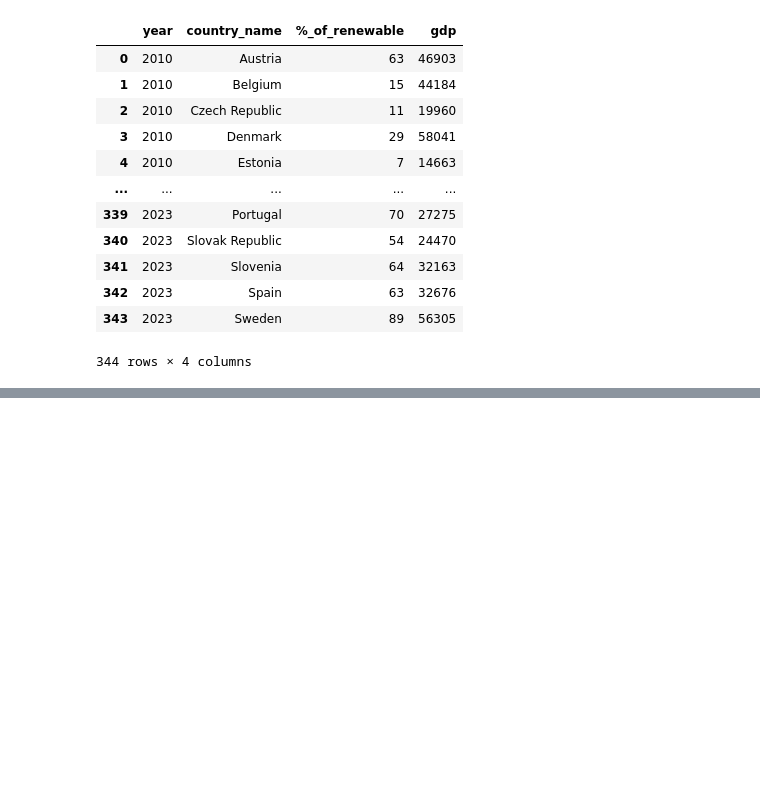
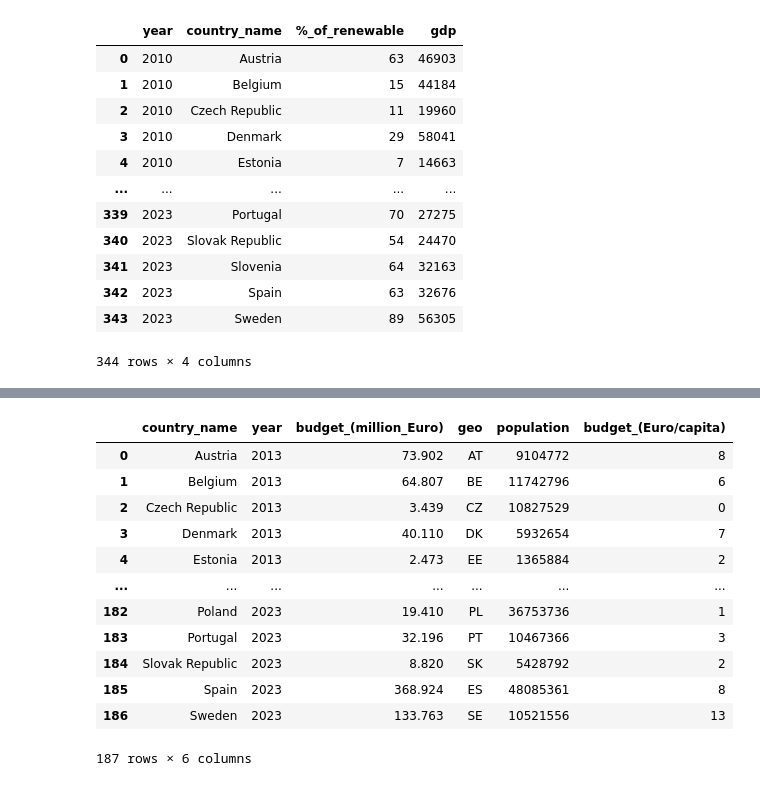
Before and after one commit to NGravereaux/portfolio-project-renewable-evergy-analysis, a Jupyter notebook: script/main.ipynb, the cells around one changed output, grey strips where cells are left out. Drawn from its saved outputs; the diff is of its cells as text; code cells hidden in the pictures; blank space fills up the shorter version.

```diff
--- a/script/main_h1.ipynb
+++ b/script/main.ipynb
@@ -525,0 +624,3 @@ create_bar_chart_with_target(df_viz)
+# %%
+data_url = '../data/RnD_budget.xlsx'
+df_RnD_budget = clean_RnD_budget(data_url)
@@ -525,0 +686,16 @@ create_bar_chart_with_target(df_viz)
+# %%
+df_RnD_budget_per_capita
+# %% [output]
+|  | country_name | year | budget_(million_Euro) | geo | population | budget_(Euro/capita) |
+| 0 | Austria | 2013 | 73.902 | AT | 9104772 | 8 |
+| 1 | Belgium | 2013 | 64.807 | BE | 11742796 | 6 |
+| 2 | Czech Republic | 2013 | 3.439 | CZ | 10827529 | 0 |
+| 3 | Denmark | 2013 | 40.110 | DK | 5932654 | 7 |
+| 4 | Estonia | 2013 | 2.473 | EE | 1365884 | 2 |
+| ... | ... | ... | ... | ... | ... | ... |
+| 182 | Poland | 2023 | 19.410 | PL | 36753736 | 1 |
+| 183 | Portugal | 2023 | 32.196 | PT | 10467366 | 3 |
+| 184 | Slovak Republic | 2023 | 8.820 | SK | 5428792 | 2 |
+| 185 | Spain | 2023 | 368.924 | ES | 48085361 | 8 |
+| 186 | Sweden | 2023 | 133.763 | SE | 10521556 | 13 |
+187 rows × 6 columns
```
Also changed, not shown: parts of 55 cells of this notebook, 6 other files.
